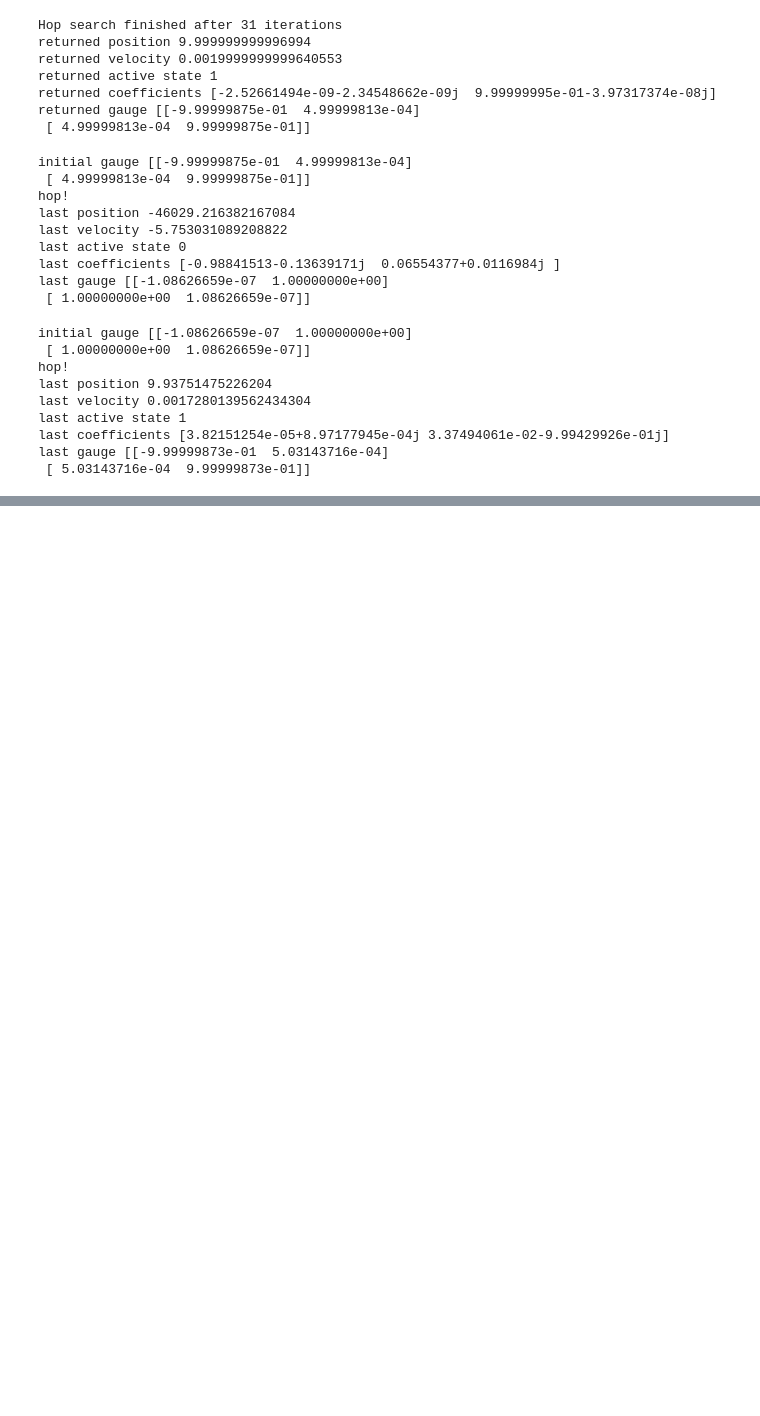
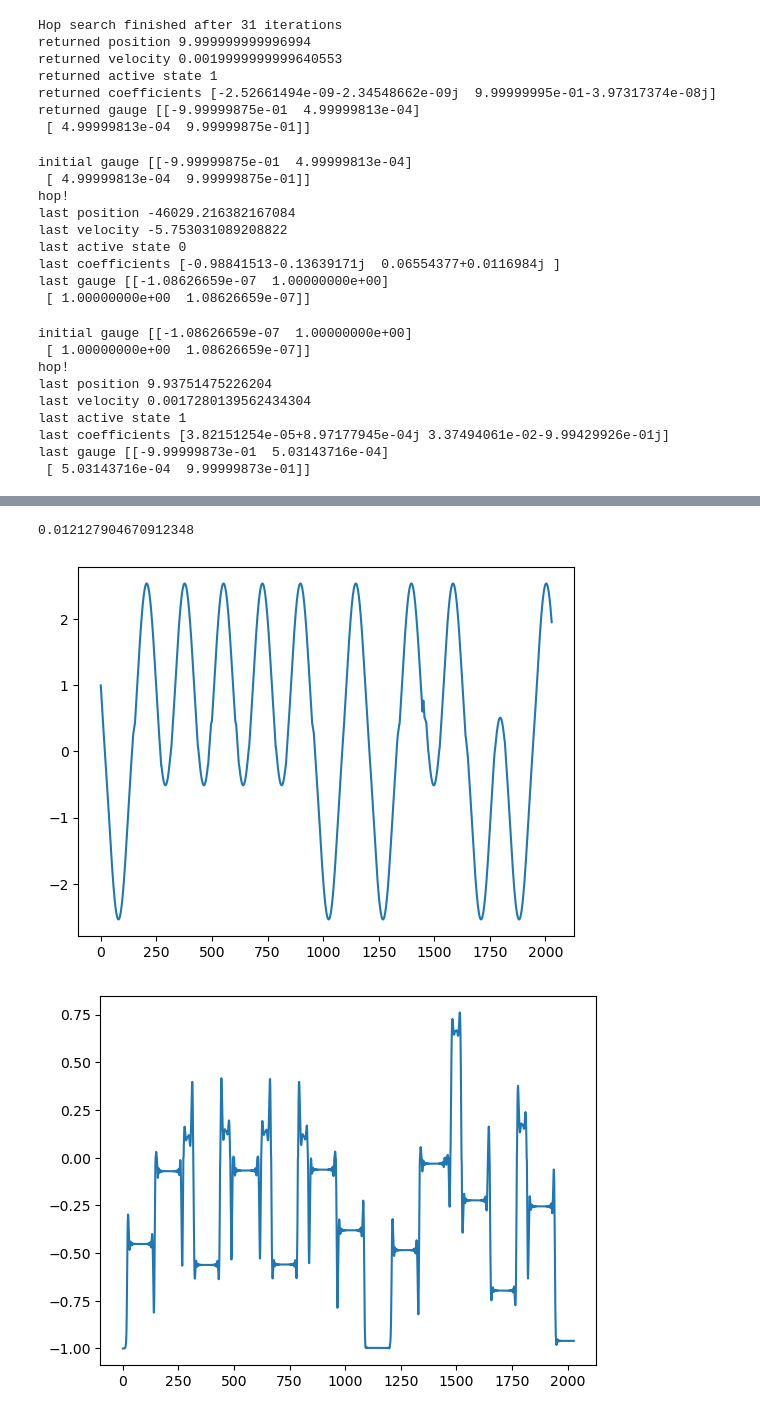
Before and after one commit to Chikakoyanagida/NATPS, a Jupyter notebook: final_test.ipynb, the cells around one changed output, grey strips where cells are left out. Saved outputs shown, nothing was run; the diff lists cells and outputs as text; code cells hidden in the pictures; blank space fills up the shorter version.

```diff
--- a/final_test.ipynb
+++ b/final_test.ipynb
@@ -538,0 +591,21 @@ return gauge [[-9.99999875e-01  4.99999813e-04]
+# %%
+oscillator_positions = [trajectory[i].positions for i in range(len(trajectory))]
+rev_oscillator_positions = [rev_traj[i].positions for i in range(len(rev_traj))]
+
+Sz_lst = [sz_from_coeff(trajectory[i].coefficients) for i in range(len(trajectory))]
+
+from matplotlib import pyplot as plt
+
+print(Sz_lst[148])
+plt.figure()
+plt.plot(range(len(trajectory)), oscillator_positions)
+# plt.plot(range(len(rev_traj)), rev_oscillator_positions)
+plt.show()
+
+plt.figure()
+plt.plot(range(len(trajectory)), Sz_lst)
+plt.show()
+# %% [output]
+0.012127904670912348
+[figure, added]
+[figure, added]
```
Also changed, not shown: parts of 2 cells of this notebook, 5 other files.
